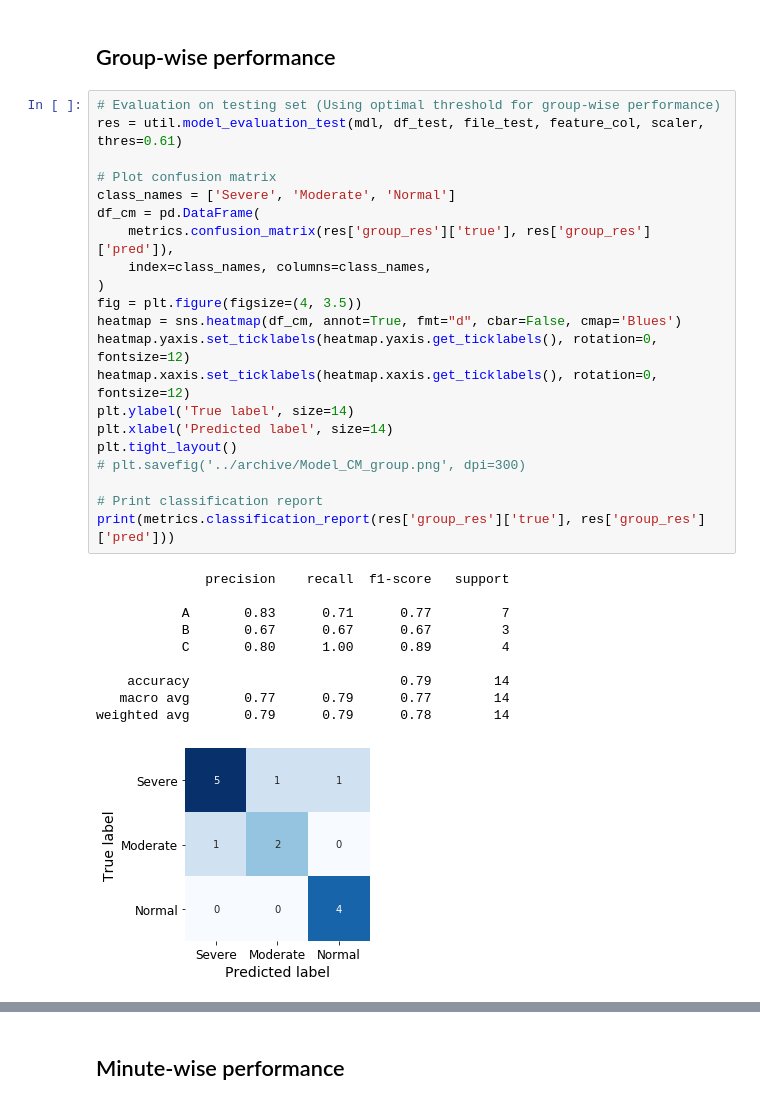
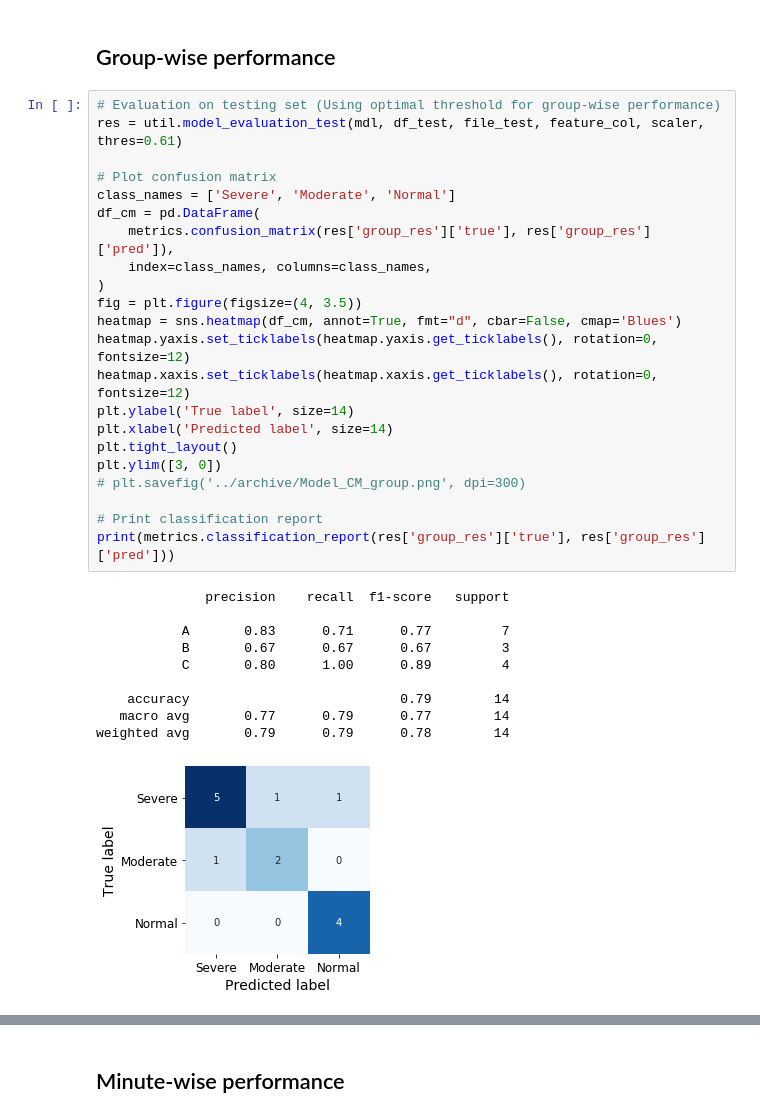
Before and after one commit to ChiQiao/Apnea-ECG, a Jupyter notebook: scripts/3_Model_comparison.ipynb, the cells around one changed output, grey strips where cells are left out. Saved outputs shown, nothing was run; the diff lists cells and outputs as text.

```diff
--- a/scripts/3_Model_comparison.ipynb
+++ b/scripts/3_Model_comparison.ipynb
@@ -275,34 +275,35 @@ with open('../resources/model_logreg.pkl', 'wb') as f:
 # Evaluation on testing set (Using optimal threshold for group-wise performance)
 res = util.model_evaluation_test(mdl, df_test, file_test, feature_col, scaler, thres=0.61)
 
 # Plot confusion matrix
 class_names = ['Severe', 'Moderate', 'Normal']
 df_cm = pd.DataFrame(
     metrics.confusion_matrix(res['group_res']['true'], res['group_res']['pred']),
     index=class_names, columns=class_names,
 )
 fig = plt.figure(figsize=(4, 3.5))
 heatmap = sns.heatmap(df_cm, annot=True, fmt="d", cbar=False, cmap='Blues')
 heatmap.yaxis.set_ticklabels(heatmap.yaxis.get_ticklabels(), rotation=0, fontsize=12)
 heatmap.xaxis.set_ticklabels(heatmap.xaxis.get_ticklabels(), rotation=0, fontsize=12)
 plt.ylabel('True label', size=14)
 plt.xlabel('Predicted label', size=14)
 plt.tight_layout()
+plt.ylim([3, 0])
 # plt.savefig('../archive/Model_CM_group.png', dpi=300)
 
 # Print classification report
 print(metrics.classification_report(res['group_res']['true'], res['group_res']['pred']))
 # %% [output]
               precision    recall  f1-score   support
 
            A       0.83      0.71      0.77         7
            B       0.67      0.67      0.67         3
            C       0.80      1.00      0.89         4
 
     accuracy                           0.79        14
    macro avg       0.77      0.79      0.77        14
 weighted avg       0.79      0.79      0.78        14
-[figure, old version]
+[figure, new version]
 # %%
 res['group_res'].drop(['neg', 'pos'], axis=1).replace({'A': 'Severe', 'B': 'Moderate', 'C': 'Normal'})
 # %% [output]
```
Also changed, not shown: parts of 1 cell of this notebook, 3 other files.
